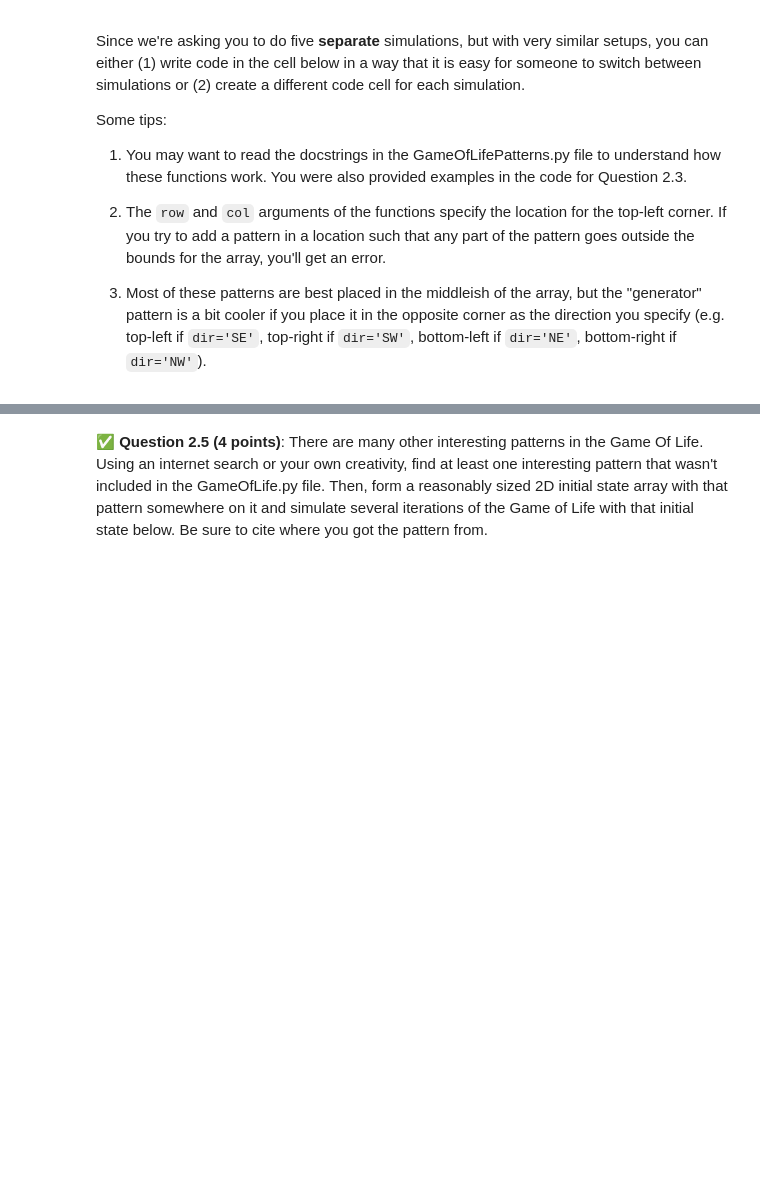
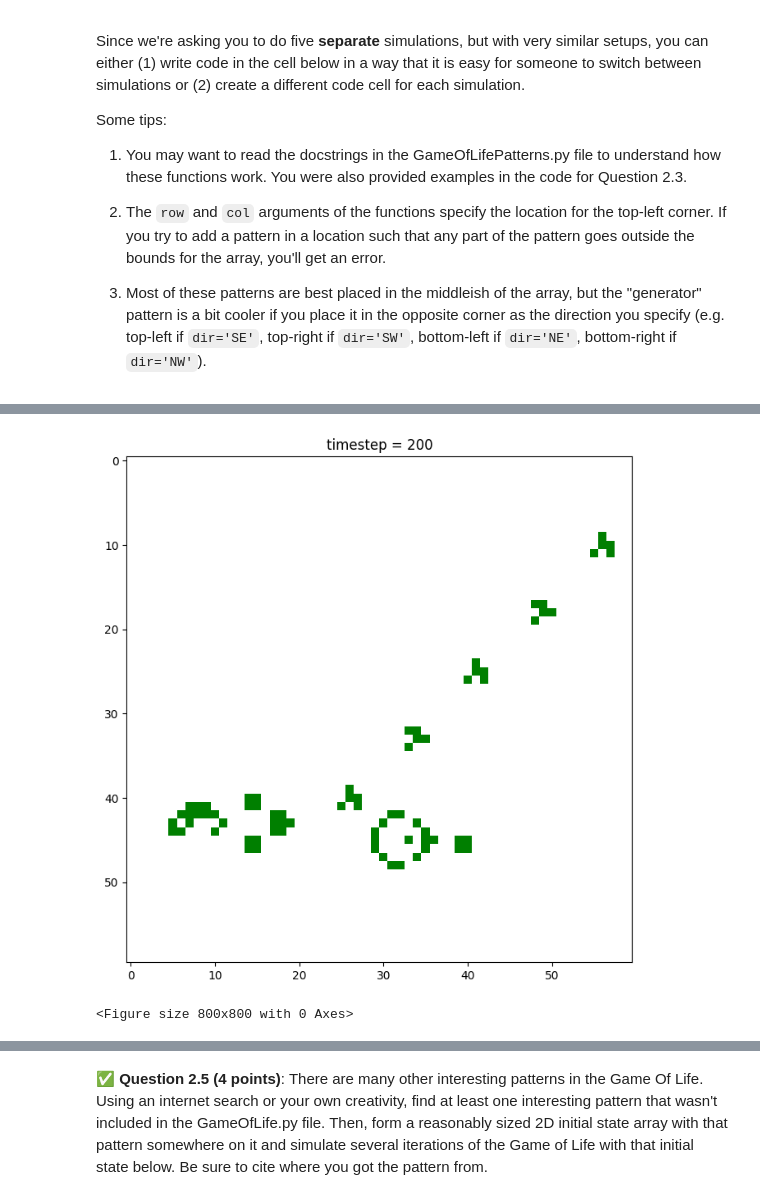
Before and after one commit to ethanfremder/CMSE202-f23-turnin, a Jupyter notebook: hw-02/HW-02_ABMandGraphTheory-STUDENT.ipynb, the cells around one changed output, grey strips where cells are left out. Cells and saved outputs as stored; diff of their text form; code cells hidden in the pictures; blank space fills up the shorter version.

```diff
--- a/hw-02/HW-02_ABMandGraphTheory-STUDENT.ipynb
+++ b/hw-02/HW-02_ABMandGraphTheory-STUDENT.ipynb
@@ -275,0 +311,16 @@ Some tips:
+# %%
+#generator
+initial_state = np.zeros((60,60))
+initial_state = add_generator(initial_state,40,5,'NE')
+
+GameOfLifeObject = GameOfLife(initial_state)
+
+fig, ax = plt.subplots(figsize=(8,8))
+initial_state
+
+for i in range(200):
+    GameOfLifeObject.update()
+    GameOfLifeObject.draw(fig)
+# %% [output]
+[figure, added]
+<Figure size 800x800 with 0 Axes>
```
Also changed, not shown: parts of 35 cells of this notebook.
